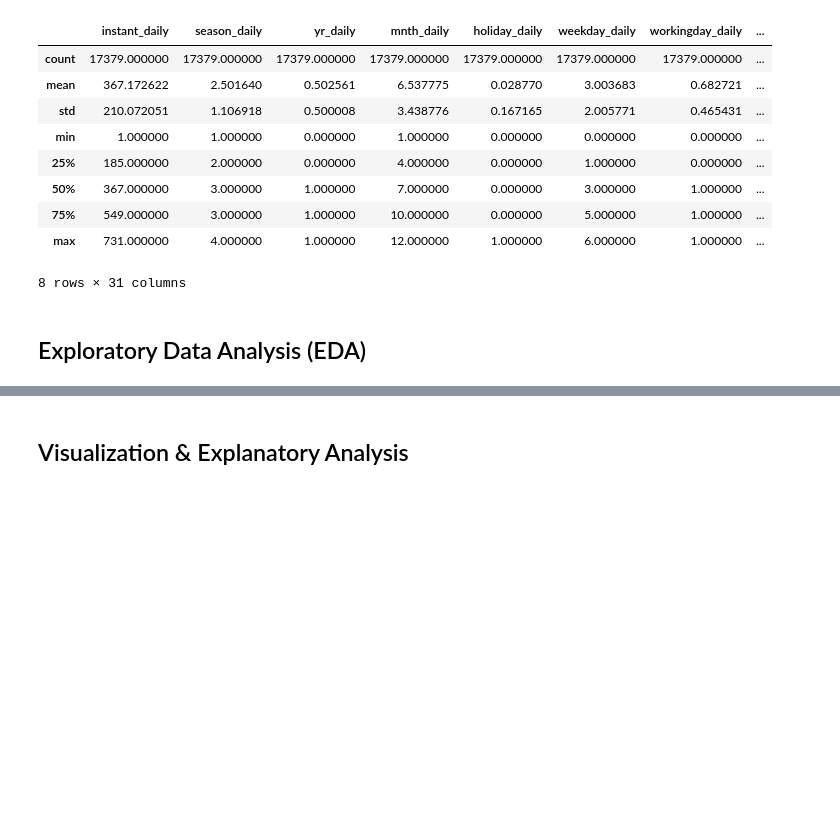
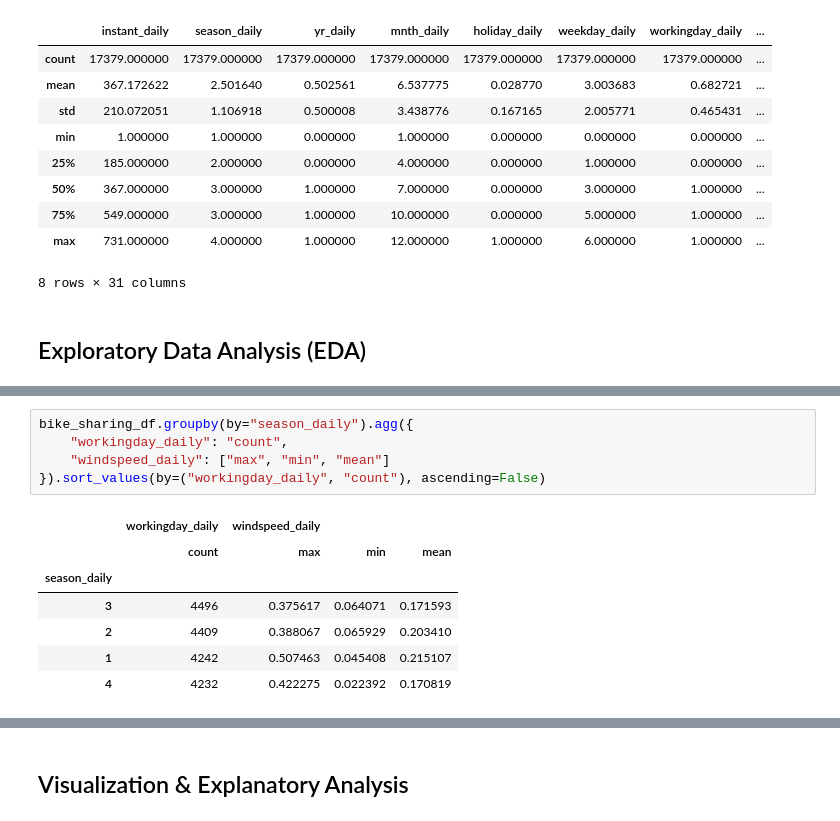
Before and after one commit to KevinJonathan30/DataAnalysis-BikeSharing, a Jupyter notebook: notebook.ipynb, the cells around one changed output, grey strips where cells are left out. Saved outputs shown, nothing was run; the diff lists cells and outputs as text; blank space fills up the shorter version.

```diff
--- a/notebook.ipynb
+++ b/notebook.ipynb
@@ -268,0 +285,13 @@ bike_sharing_df.describe()
+# %%
+bike_sharing_df.groupby(by="season_daily").agg({
+    "workingday_daily": "count",
+    "windspeed_daily": ["max", "min", "mean"]
+}).sort_values(by=("workingday_daily", "count"), ascending=False)
+# %% [output]
+|  | workingday_daily | windspeed_daily |  |  |
+|  | count | max | min | mean |
+| season_daily |  |  |  |  |
+| 3 | 4496 | 0.375617 | 0.064071 | 0.171593 |
+| 2 | 4409 | 0.388067 | 0.065929 | 0.203410 |
+| 1 | 4242 | 0.507463 | 0.045408 | 0.215107 |
+| 4 | 4232 | 0.422275 | 0.022392 | 0.170819 |
```
Also changed, not shown: parts of 11 cells of this notebook.
